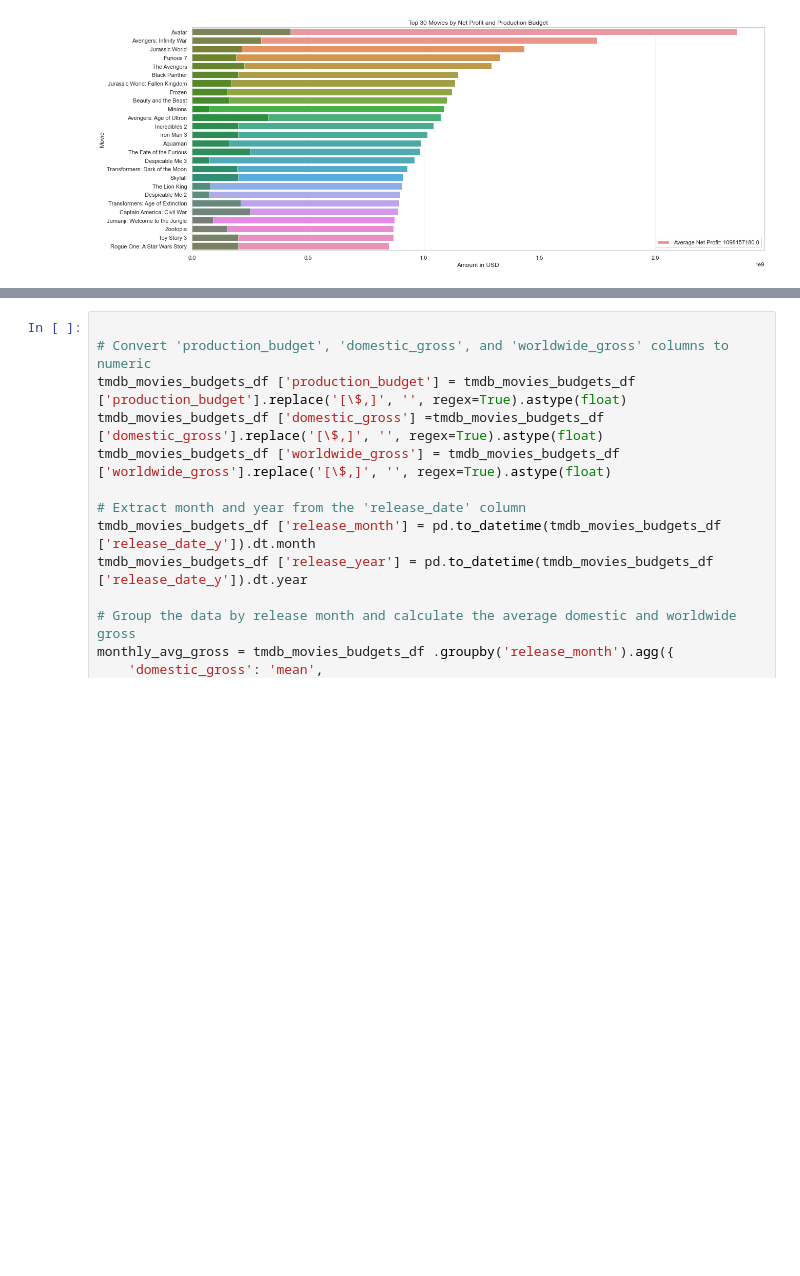
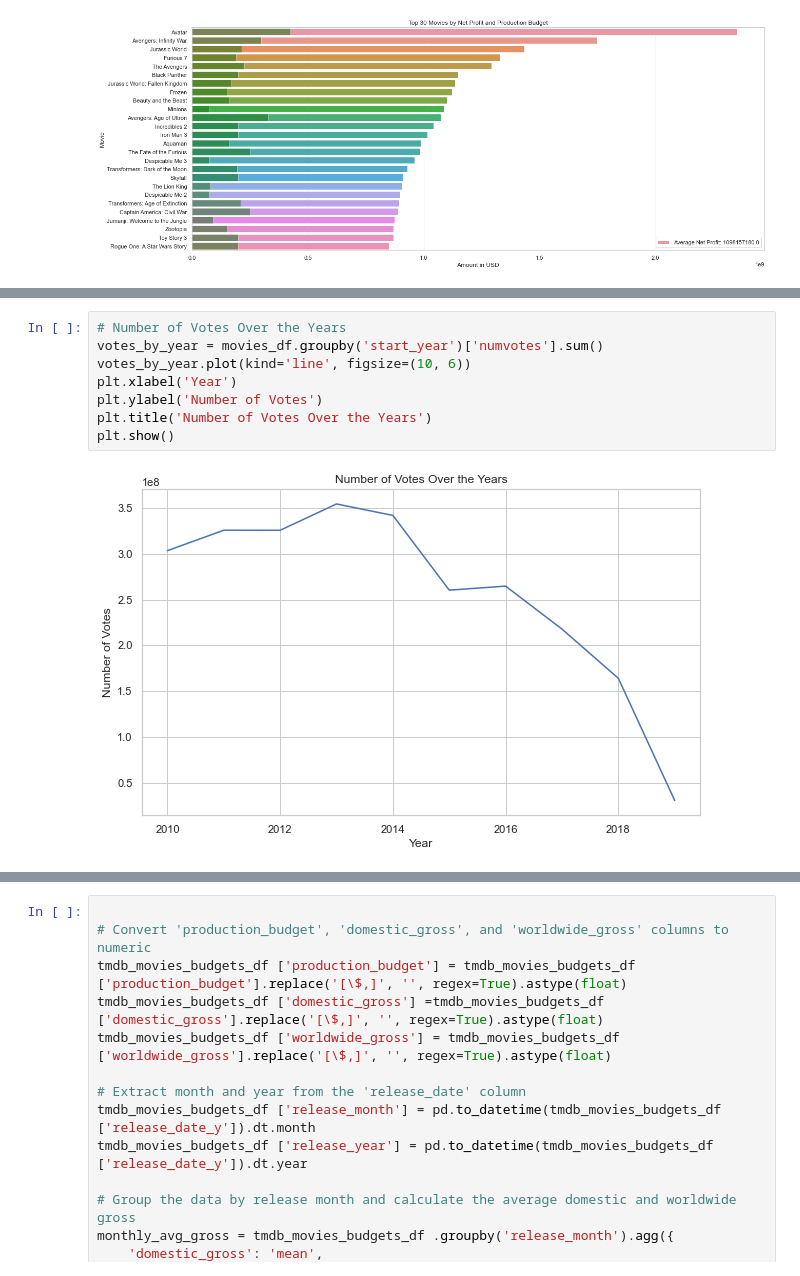
Before and after one commit to Iswana-O/dsc-phase-1-project, a Jupyter notebook: MICROSOFT MOVIE STUDIO ANALYSIS.ipynb, the cells around one changed output, grey strips where cells are left out. Saved outputs shown, nothing was run; the diff lists cells and outputs as text; blank space fills up the shorter version.

```diff
--- a/MICROSOFT MOVIE STUDIO ANALYSIS.ipynb
+++ b/MICROSOFT MOVIE STUDIO ANALYSIS.ipynb
@@ -503,0 +603,10 @@ plt.legend()
+# %%
+# Number of Votes Over the Years
+votes_by_year = movies_df.groupby('start_year')['numvotes'].sum()
+votes_by_year.plot(kind='line', figsize=(10, 6))
+plt.xlabel('Year')
+plt.ylabel('Number of Votes')
+plt.title('Number of Votes Over the Years')
+plt.show()
+# %% [output]
+[figure, added]
```
Also changed, not shown: parts of 13 cells of this notebook, 1 other file.
